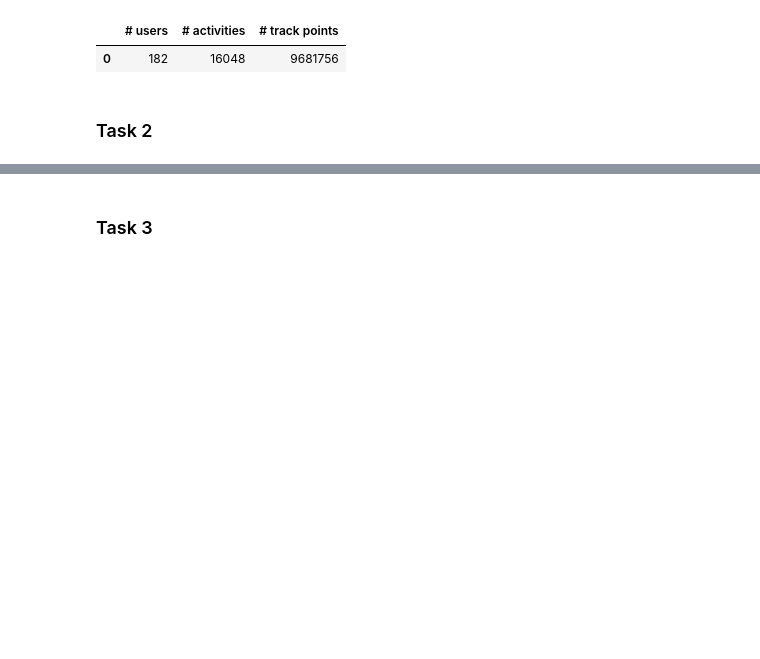
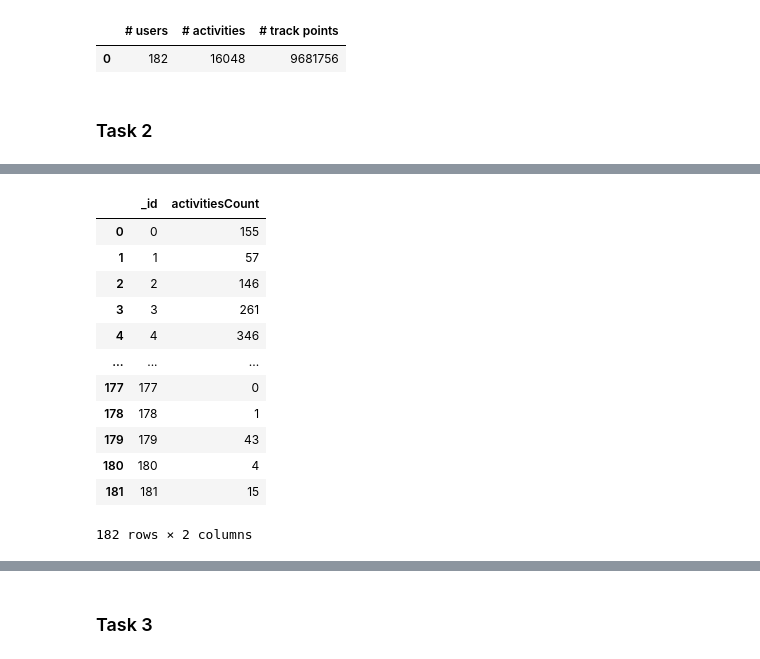
Before and after one commit to larwaa/large-distributed-data, a Jupyter notebook: src/mongodb/task_notebook.ipynb, the cells around one changed output, grey strips where cells are left out. Saved outputs shown, nothing was run; the diff lists cells and outputs as text; code cells hidden in the pictures; blank space fills up the shorter version.

```diff
--- a/src/mongodb/task_notebook.ipynb
+++ b/src/mongodb/task_notebook.ipynb
@@ -101,2 +104,19 @@ t2
 |  | min_activity_count | max_activity_count | avg_activity_count |
 | 0 | 0 | 2102 | 88.175824 |
+# %%
+t22 = task.task22()
+t22
+# %% [output]
+|  | _id | activitiesCount |
+| 0 | 0 | 155 |
+| 1 | 1 | 57 |
+| 2 | 2 | 146 |
+| 3 | 3 | 261 |
+| 4 | 4 | 346 |
+| ... | ... | ... |
+| 177 | 177 | 0 |
+| 178 | 178 | 1 |
+| 179 | 179 | 43 |
+| 180 | 180 | 4 |
+| 181 | 181 | 15 |
+182 rows × 2 columns
```
Also changed, not shown: parts of 37 cells of this notebook, 4 other files.
